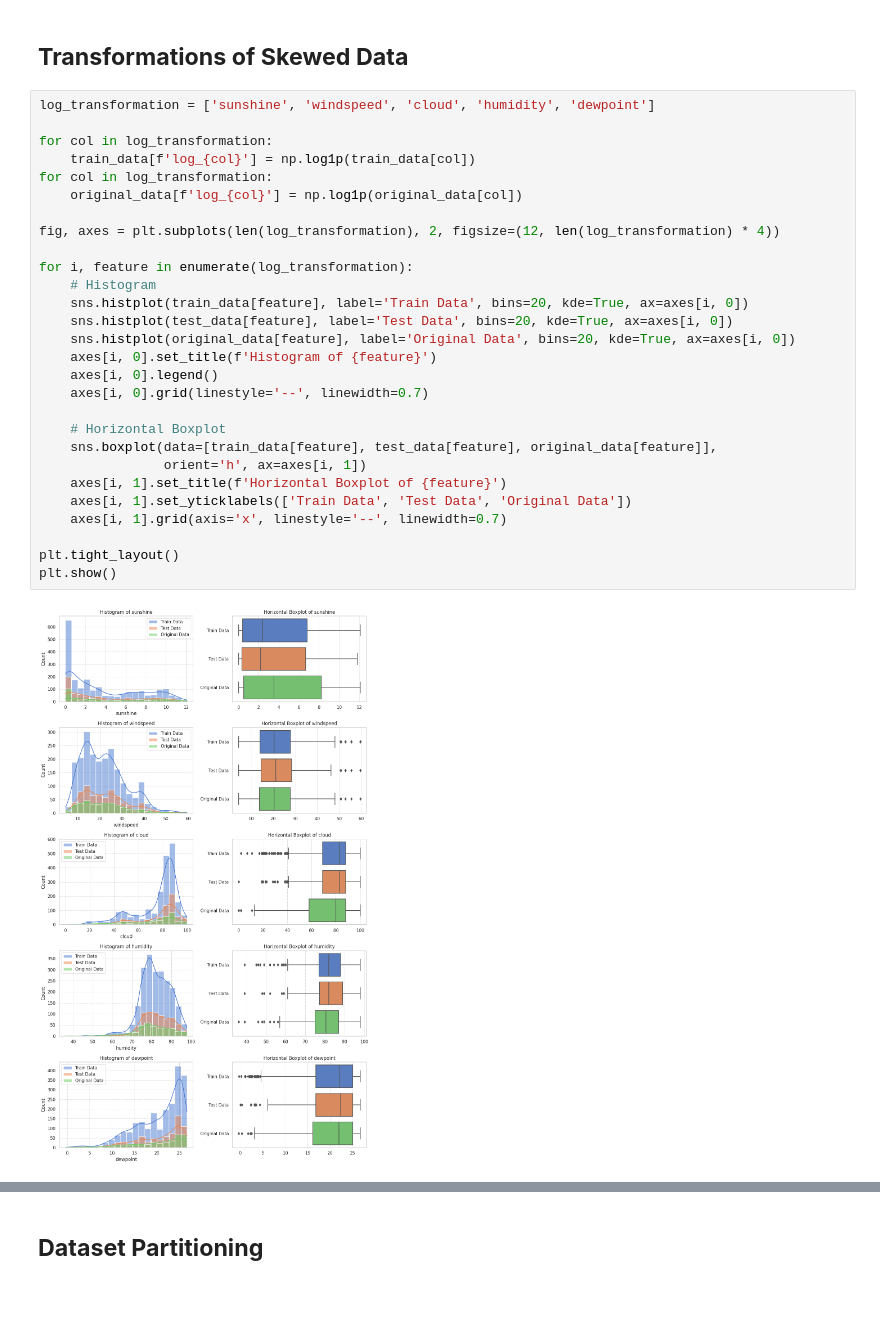
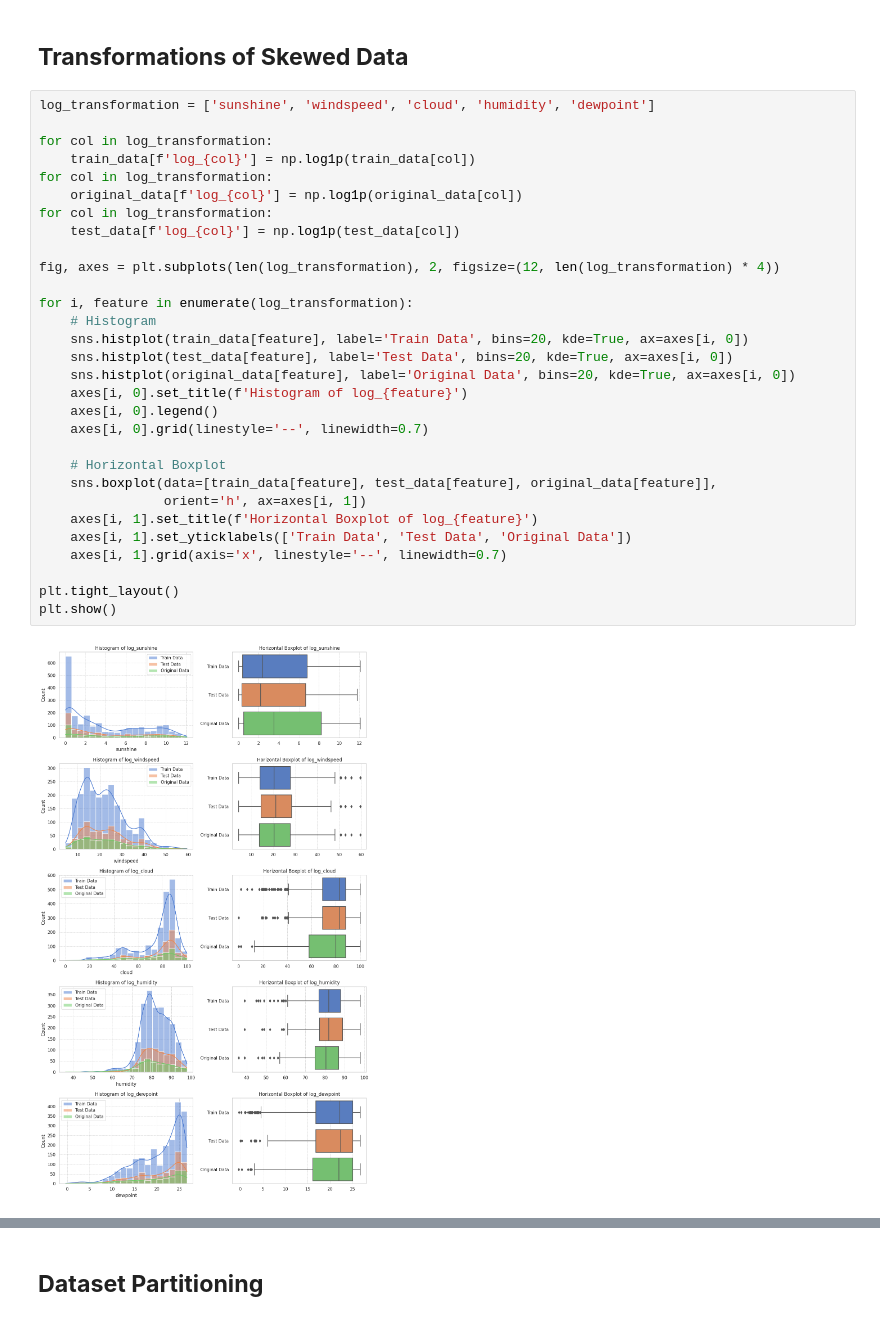
Before and after one commit to ChristopherIanPeck/kaggle-playground-series-s5, a Jupyter notebook: binary-prediction-challenge.ipynb, the cells around one changed output, grey strips where cells are left out. Saved outputs shown, nothing was run; the diff lists cells and outputs as text.

```diff
--- a/binary-prediction-challenge.ipynb
+++ b/binary-prediction-challenge.ipynb
@@ -499,30 +502,32 @@ test_data['winddirection'].fillna(test_data['winddirection'].mean(), inplace=Tru
 # %%
 log_transformation = ['sunshine', 'windspeed', 'cloud', 'humidity', 'dewpoint']
 
 for col in log_transformation:
     train_data[f'log_{col}'] = np.log1p(train_data[col])
 for col in log_transformation:
     original_data[f'log_{col}'] = np.log1p(original_data[col])
+for col in log_transformation:
+    test_data[f'log_{col}'] = np.log1p(test_data[col])
 
 fig, axes = plt.subplots(len(log_transformation), 2, figsize=(12, len(log_transformation) * 4))
 
 for i, feature in enumerate(log_transformation):
     # Histogram
     sns.histplot(train_data[feature], label='Train Data', bins=20, kde=True, ax=axes[i, 0])
     sns.histplot(test_data[feature], label='Test Data', bins=20, kde=True, ax=axes[i, 0])
     sns.histplot(original_data[feature], label='Original Data', bins=20, kde=True, ax=axes[i, 0])
-    axes[i, 0].set_title(f'Histogram of {feature}')
+    axes[i, 0].set_title(f'Histogram of log_{feature}')
     axes[i, 0].legend()
     axes[i, 0].grid(linestyle='--', linewidth=0.7)
 
     # Horizontal Boxplot
     sns.boxplot(data=[train_data[feature], test_data[feature], original_data[feature]],
                 orient='h', ax=axes[i, 1])
-    axes[i, 1].set_title(f'Horizontal Boxplot of {feature}')
+    axes[i, 1].set_title(f'Horizontal Boxplot of log_{feature}')
     axes[i, 1].set_yticklabels(['Train Data', 'Test Data', 'Original Data'])
     axes[i, 1].grid(axis='x', linestyle='--', linewidth=0.7)
 
 plt.tight_layout()
 plt.show()
 # %% [output]
-[figure, old version]
+[figure, new version]
```
Also changed, not shown: parts of 9 cells of this notebook.
